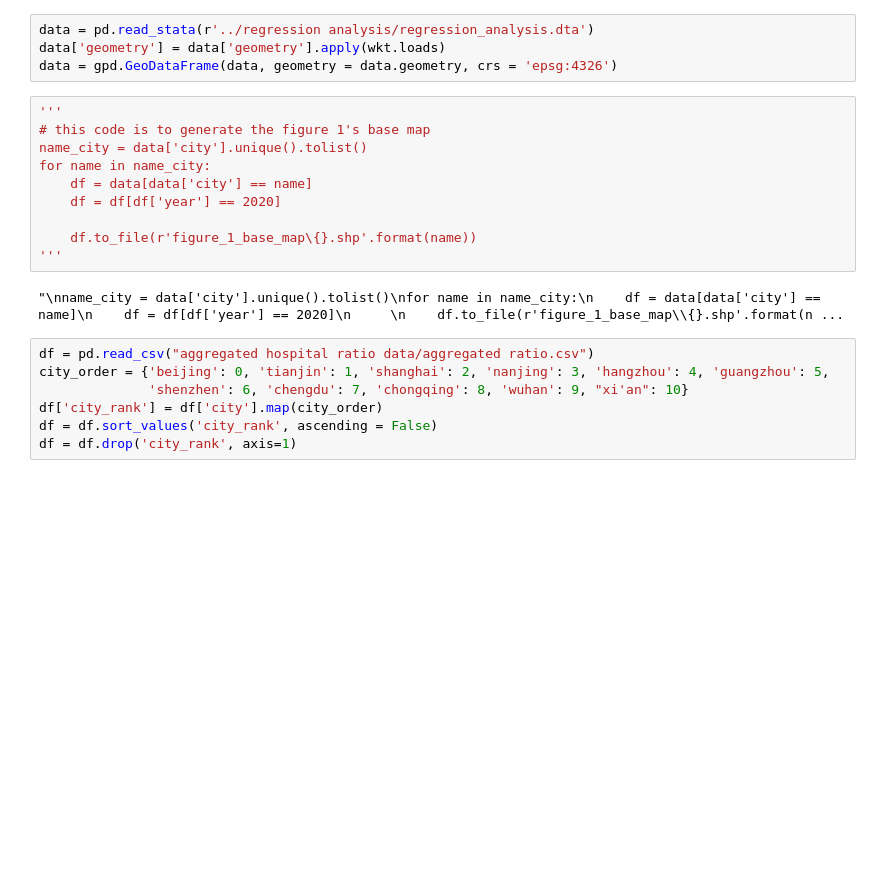
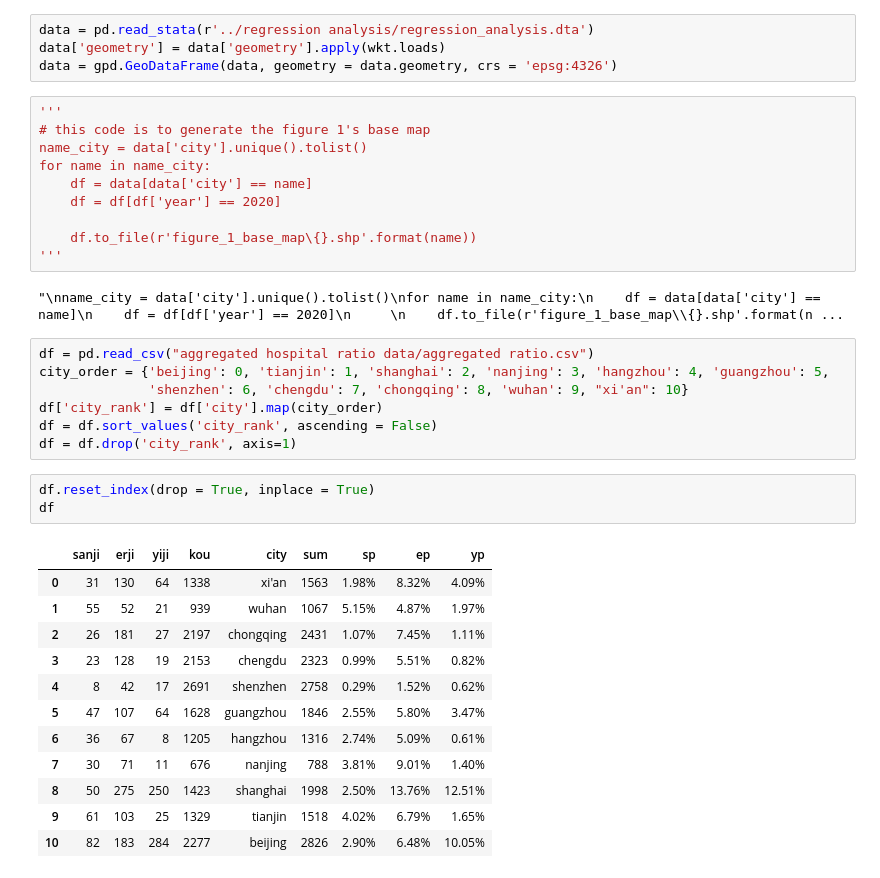
Before and after one commit to Sergio666zxy/Dental-Clinic-Distribution-and-Impact-Factors, a Jupyter notebook: figures/figure 2.ipynb, the cells around one changed output. Drawn from its saved outputs; the diff is of its cells as text; blank space fills up the shorter version.

```diff
--- a/figures/figure 2.ipynb
+++ b/figures/figure 2.ipynb
@@ -30,6 +37,22 @@ city_order = {'beijing': 0, 'tianjin': 1, 'shanghai': 2, 'nanjing': 3, 'hangzhou
 df['city_rank'] = df['city'].map(city_order)
 df = df.sort_values('city_rank', ascending = False)
 df = df.drop('city_rank', axis=1)
+# %%
+df.reset_index(drop = True, inplace = True)
+df
+# %% [output]
+|  | sanji | erji | yiji | kou | city | sum | sp | ep | yp |
+| 0 | 31 | 130 | 64 | 1338 | xi'an | 1563 | 1.98% | 8.32% | 4.09% |
+| 1 | 55 | 52 | 21 | 939 | wuhan | 1067 | 5.15% | 4.87% | 1.97% |
+| 2 | 26 | 181 | 27 | 2197 | chongqing | 2431 | 1.07% | 7.45% | 1.11% |
+| 3 | 23 | 128 | 19 | 2153 | chengdu | 2323 | 0.99% | 5.51% | 0.82% |
+| 4 | 8 | 42 | 17 | 2691 | shenzhen | 2758 | 0.29% | 1.52% | 0.62% |
+| 5 | 47 | 107 | 64 | 1628 | guangzhou | 1846 | 2.55% | 5.80% | 3.47% |
+| 6 | 36 | 67 | 8 | 1205 | hangzhou | 1316 | 2.74% | 5.09% | 0.61% |
+| 7 | 30 | 71 | 11 | 676 | nanjing | 788 | 3.81% | 9.01% | 1.40% |
+| 8 | 50 | 275 | 250 | 1423 | shanghai | 1998 | 2.50% | 13.76% | 12.51% |
+| 9 | 61 | 103 | 25 | 1329 | tianjin | 1518 | 4.02% | 6.79% | 1.65% |
+| 10 | 82 | 183 | 284 | 2277 | beijing | 2826 | 2.90% | 6.48% | 10.05% |
 # %%
 import numpy as np
 import matplotlib.pyplot as plt
```
Also changed, not shown: parts of 2 cells of this notebook, 1 other file.
